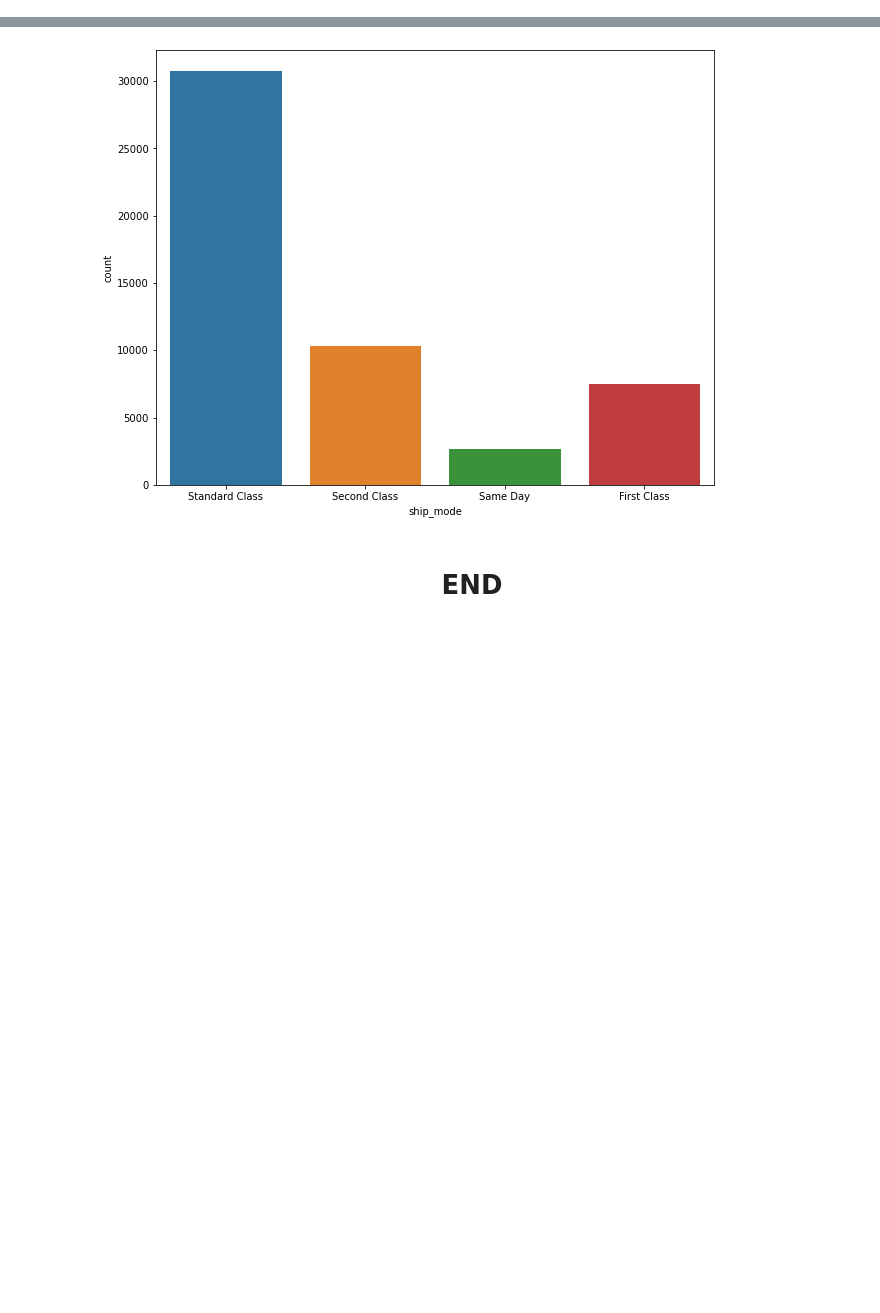
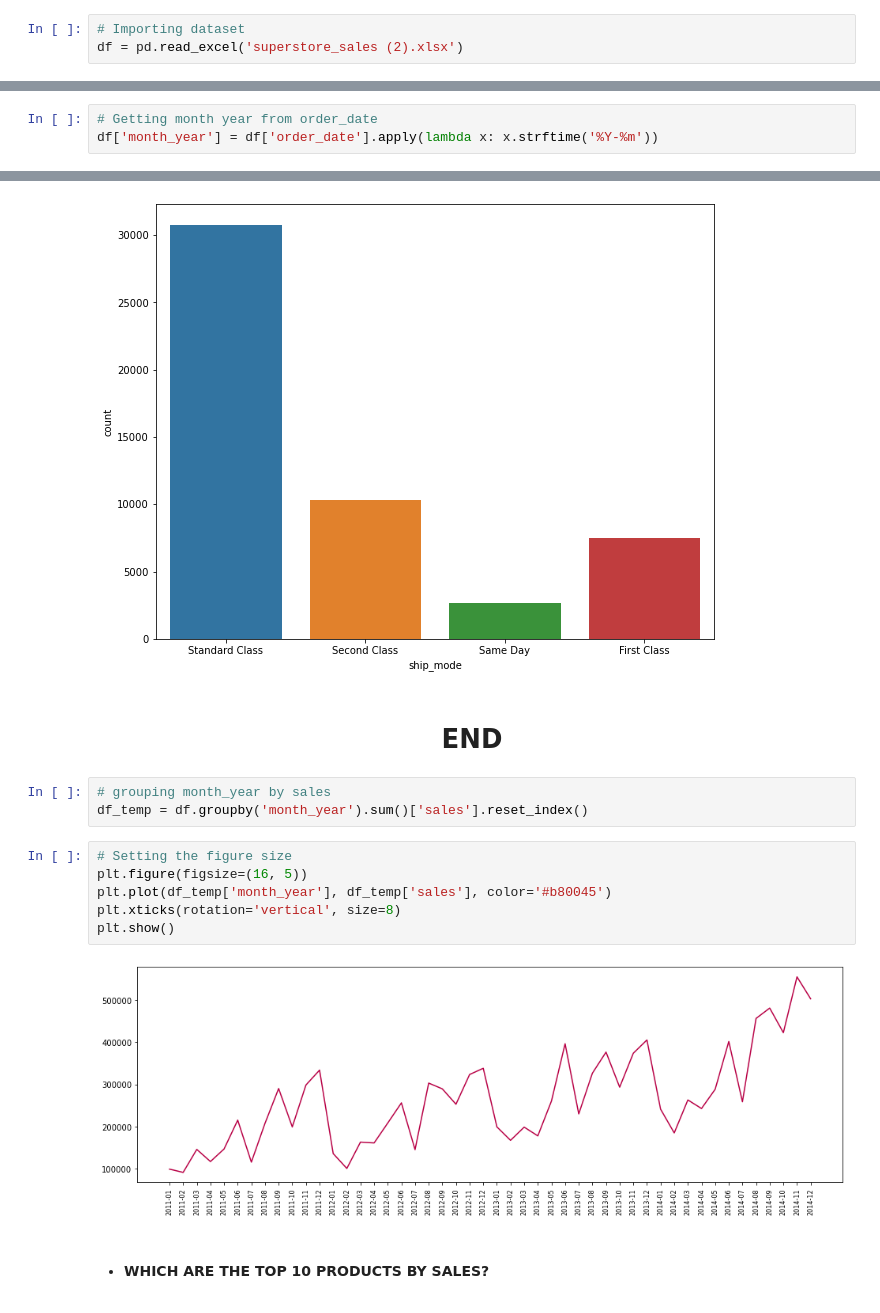
Before and after one commit to AnishKhamkar7/Sales-Analysis, a Jupyter notebook: SalesAnalysis.ipynb, the cells around one changed output, grey strips where cells are left out. Saved outputs shown, nothing was run; the diff lists cells and outputs as text; blank space fills up the shorter version.

```diff
--- a/SalesAnalysis.ipynb
+++ b/SalesAnalysis.ipynb
@@ -71,0 +105,3 @@ df['month_year'] = df['order_date'].apply(lambda x: x.strftime('%Y-%m'))
+# %%
+# Importing dataset
+df = pd.read_excel('superstore_sales (2).xlsx')
@@ -72,3 +253,6 @@ df['month_year'] = df['order_date'].apply(lambda x: x.strftime('%Y-%m'))
+# %%
+# Getting month year from order_date
+df['month_year'] = df['order_date'].apply(lambda x: x.strftime('%Y-%m'))
 # %%
 # grouping month_year by sales
 df_temp = df.groupby('month_year').sum()['sales'].reset_index()
@@ -143,3 +327,16 @@ plt.show()
 [figure]
 # %% [markdown]
 <h1> <center> END
+# %%
+# grouping month_year by sales
+df_temp = df.groupby('month_year').sum()['sales'].reset_index()
+# %%
+# Setting the figure size
+plt.figure(figsize=(16, 5))
+plt.plot(df_temp['month_year'], df_temp['sales'], color='#b80045')
+plt.xticks(rotation='vertical', size=8)
+plt.show()
+# %% [output]
+[figure, added]
+# %% [markdown]
+- <h4> WHICH ARE THE TOP 10 PRODUCTS BY SALES?
```
Also changed, not shown: parts of 30 cells of this notebook.
